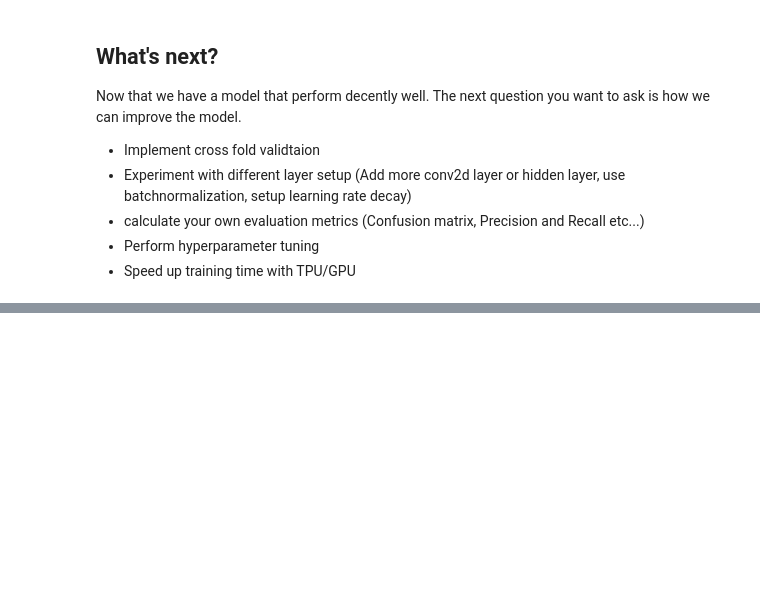
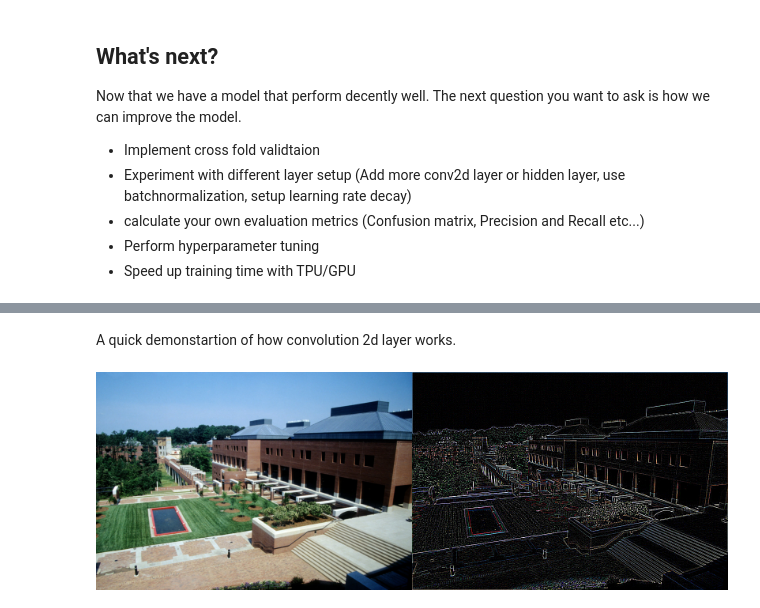
Before and after one commit to MingSheng92/AE_denoise, a Jupyter notebook: CNN_with_TensorFlow.ipynb, the cells around one changed output, grey strips where cells are left out. Cells and saved outputs as stored; diff of their text form; code cells hidden in the pictures; blank space fills up the shorter version.

```diff
--- a/CNN_with_TensorFlow.ipynb
+++ b/CNN_with_TensorFlow.ipynb
@@ -445,0 +403,26 @@ Now that we have a model that perform decently well. The next question you want
+# %% [markdown]
+A quick demonstartion of how convolution 2d layer works.
+# %%
+import cv2 as cv
+from google.colab.patches import cv2_imshow
+from PIL import Image, ImageFilter
+from skimage import io
+
+url = "https://iiif.lib.ncsu.edu/iiif/0052574/full/800,/0/default.jpg"
+
+# read the image from public url
+image = io.imread(url)
+# convert into RGB from BGR default of cv2
+original_image = cv.cvtColor(image, cv.COLOR_BGR2RGB)
+original_image = Image.fromarray(original_image)
+# apply kernel filtering to the image to stimulate convolution 2d layer
+conv2d_image = original_image.filter(ImageFilter.Kernel(
+    size=(3, 3),
+    kernel=[-1, -1, -1, -1, 8, -1, -1, -1, -1],
+    scale=1
+))
+# convert back to np.array to display the image side by side
+final_frame = cv.hconcat((np.asarray( original_image, dtype="int32" ), np.asarray( conv2d_image, dtype="int32" )))
+cv2_imshow(final_frame)
+# %% [output]
+[figure, added]
```
Also changed, not shown: parts of 23 cells of this notebook.
